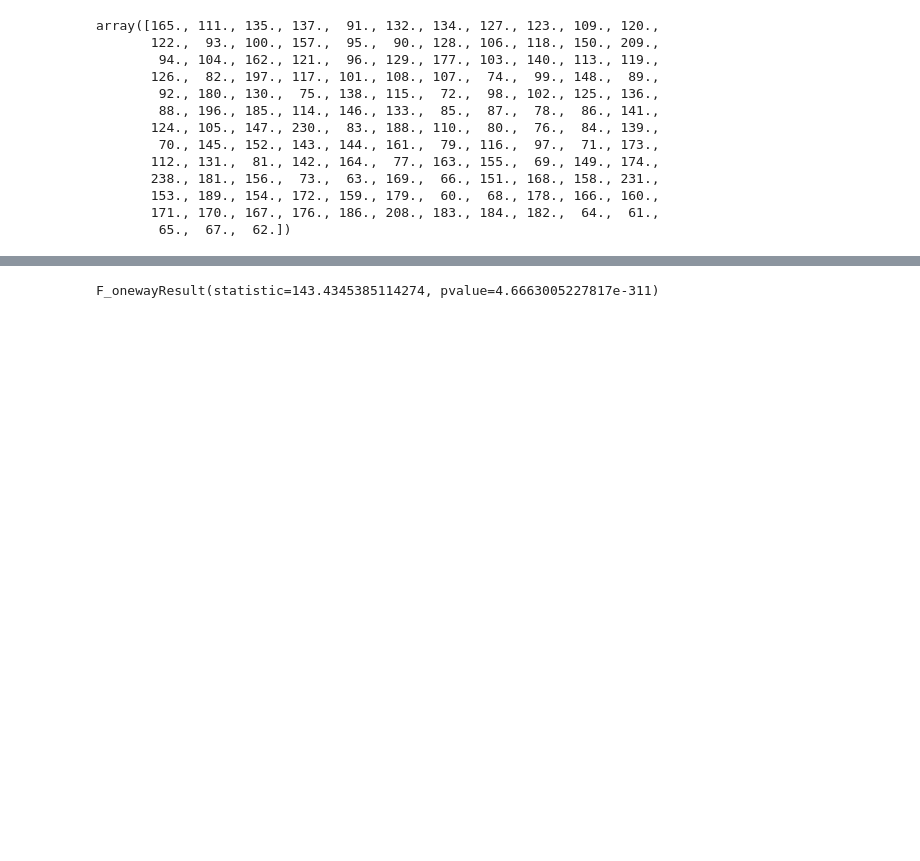
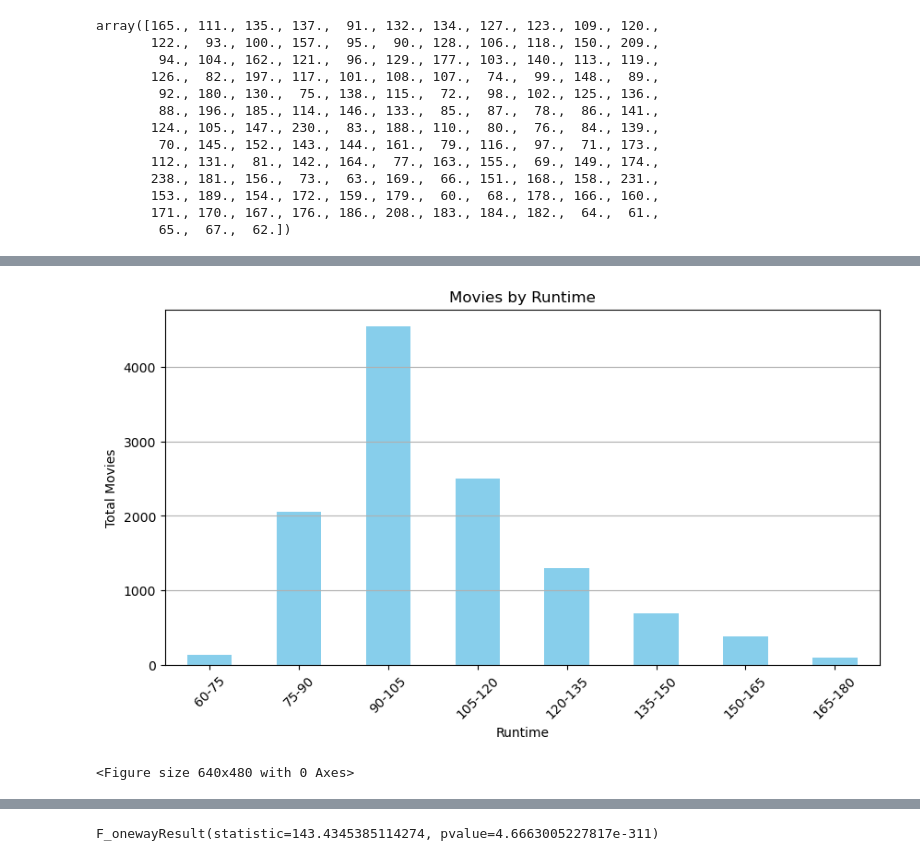
Before and after one commit to donoh160/project1_movieratings, a Jupyter notebook: zach_code.ipynb, the cells around one changed output, grey strips where cells are left out. Drawn from its saved outputs; the diff is of its cells as text; code cells hidden in the pictures; blank space fills up the shorter version.

Commit message:
Add files via upload
Finished code for Zach

```diff
--- a/zach_code.ipynb
+++ b/zach_code.ipynb
@@ -67 +139,33 @@ cleaned_movie = movie_60[movie_60['imdbRating'].notna()]
+# %%
+#Make a Bar graph of movies between 60-180 minutes
+
+#cut out movies over 180 minutes
+movie_180 = cleaned_movie.loc[cleaned_movie['Runtime'] < 180]
+
+# count occurences of runtime for each group
+runtime_counts = movie_180['Runtime Group'].value_counts()
+
+# Filter out empty columns
+runtime_counts = runtime_counts[runtime_counts > 0]
+
+# Sort the index (runtime groups) to ensure they are in order
+runtime_counts = runtime_counts.sort_index()
+
+# Create a bar graph
+runtime_counts.plot(kind='bar', figsize=(10, 5), color='skyblue', rot=45)
+
+# Format bar graph
+plt.title('Movies by Runtime')
+plt.xlabel('Runtime')
+plt.ylabel('Total Movies')
+
+# Display the plot
+plt.grid(axis='y')
+plt.show()
+
+#save image
+plt.savefig("zach_images/movies_by_runtime.png")
+# %% [output]
+[figure, added]
+<Figure size 640x480 with 0 Axes>
 # %%
```
Also changed, not shown: parts of 25 cells of this notebook.
